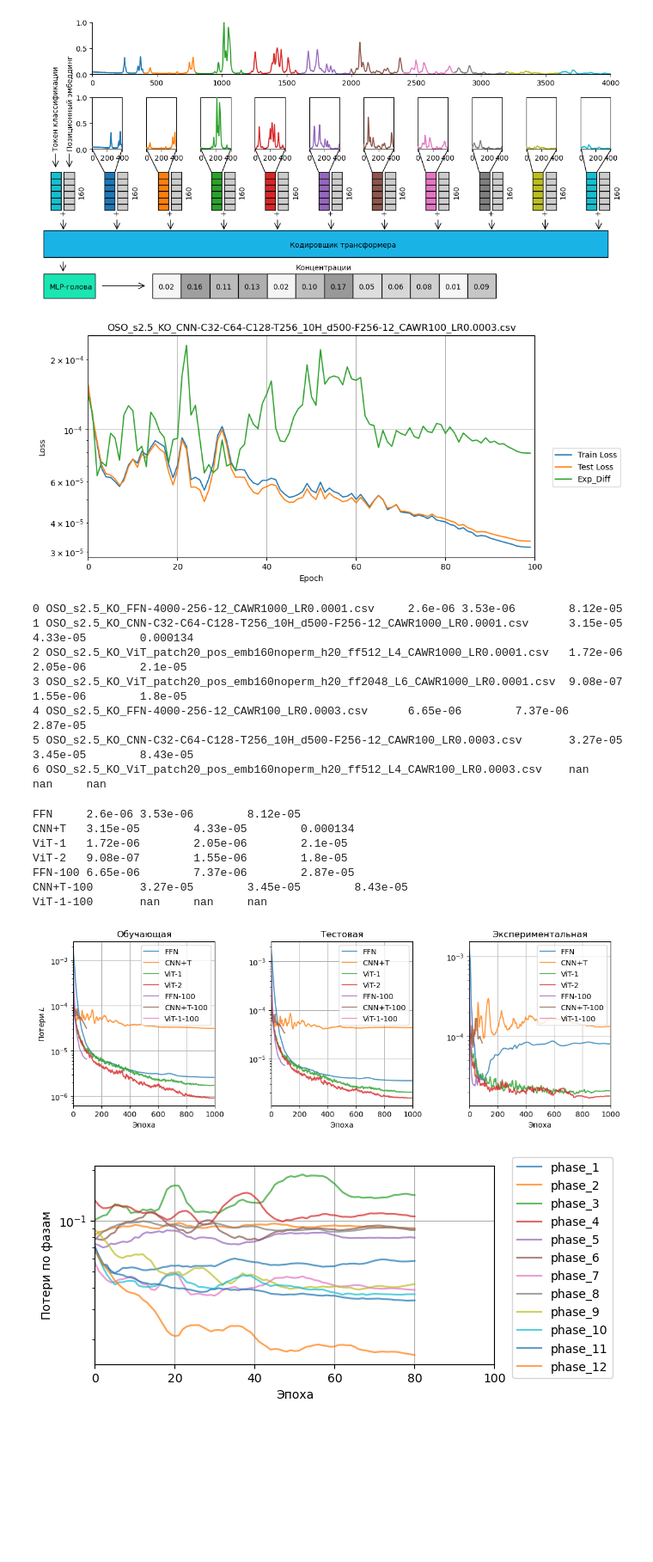
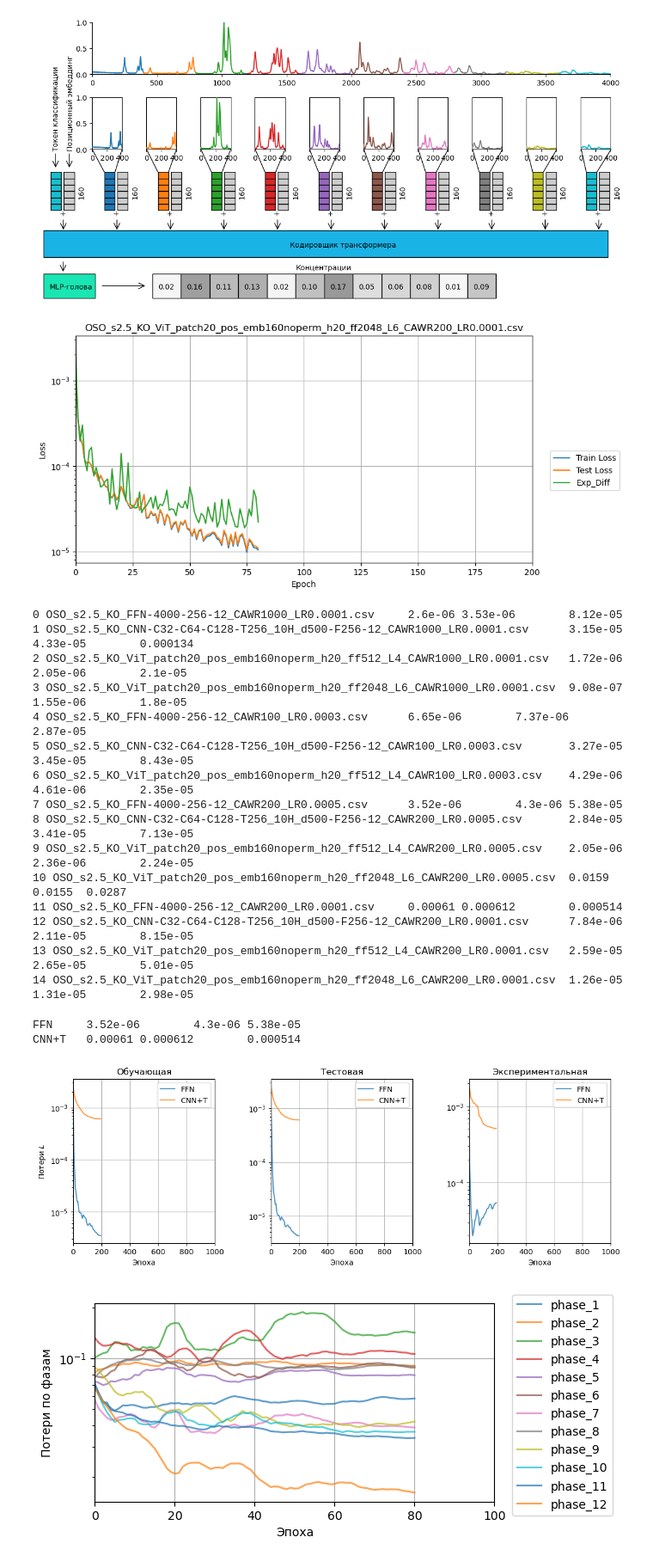
Before and after one commit to VladimirStanovov/DiffractNet, a Jupyter notebook: NN_QPA_OSO/DiffractNet_Results_Analysis.ipynb, the cells around one changed output. Shown at 86% size. Drawn from its saved outputs; the diff is of its cells as text; code cells hidden in the pictures; blank space fills up the shorter version.

```diff
--- a/NN_QPA_OSO/DiffractNet_Results_Analysis.ipynb
+++ b/NN_QPA_OSO/DiffractNet_Results_Analysis.ipynb
@@ -897,15 +897,23 @@ Res_names = ['OSO_s2.5_KO_FFN-4000-256-12_CAWR1000_LR0.0001.csv',
              'OSO_s2.5_KO_FFN-4000-256-12_CAWR100_LR0.0003.csv',
              'OSO_s2.5_KO_CNN-C32-C64-C128-T256_10H_d500-F256-12_CAWR100_LR0.0003.csv',
              'OSO_s2.5_KO_ViT_patch20_pos_emb160noperm_h20_ff512_L4_CAWR100_LR0.0003.csv',
+             'OSO_s2.5_KO_FFN-4000-256-12_CAWR200_LR0.0005.csv',
+             'OSO_s2.5_KO_CNN-C32-C64-C128-T256_10H_d500-F256-12_CAWR200_LR0.0005.csv',
+             'OSO_s2.5_KO_ViT_patch20_pos_emb160noperm_h20_ff512_L4_CAWR200_LR0.0005.csv',
+             'OSO_s2.5_KO_ViT_patch20_pos_emb160noperm_h20_ff2048_L6_CAWR200_LR0.0005.csv',
+             'OSO_s2.5_KO_FFN-4000-256-12_CAWR200_LR0.0001.csv',
+             'OSO_s2.5_KO_CNN-C32-C64-C128-T256_10H_d500-F256-12_CAWR200_LR0.0001.csv',
+             'OSO_s2.5_KO_ViT_patch20_pos_emb160noperm_h20_ff512_L4_CAWR200_LR0.0001.csv',
+             'OSO_s2.5_KO_ViT_patch20_pos_emb160noperm_h20_ff2048_L6_CAWR200_LR0.0001.csv',
             ]
 dfs = []
 for rn in Res_names:
     dfs.append(pd.read_csv('Run_results/'+rn,delimiter=';'))
 #print(dfs)
 # %%
-df_num = 5
+df_num = 14
 start = 0
-end = 100
+end = 200
 SampleNames = ['Train Loss','Test Loss','Exp_Diff']
 #SampleNames = ['Train_MAE', 'Test_MAE', 'Exp_MAE']
 #SampleNames = ['Train_KO', 'Test_KO', 'Exp_KO']
@@ -925,10 +933,9 @@ ax.set_xlim(start,end)
 ax.legend(bbox_to_anchor=(1.03, 0.3), loc='lower left')
 plt.show()
 # %% [output]
-[figure, old version]
+[figure, new version]
 # %%
-df_nums = [0,1,2,3,4,5,6] #23,24,28,29,30,
-NetNames = ['FFN','CNN+T','ViT-1','ViT-2','ViT-3']
+df_nums = [0,1,2,3,4,5,6,7,8,9,10,11,12,13,14] #23,24,28,29,30,
 SampleName1 = 'Train Loss'#'Train Loss'#'Train Loss'
 SampleName2 = 'Test Loss'#'Train Loss'#'Train Loss'
 SampleName3 = 'Exp_Diff'#'Train Loss'#'Train Loss'
@@ -947,9 +954,17 @@ print(str1)
 3 OSO_s2.5_KO_ViT_patch20_pos_emb160noperm_h20_ff2048_L6_CAWR1000_LR0.0001.csv  9.08e-07        1.55e-06        1.8e-05
 4 OSO_s2.5_KO_FFN-4000-256-12_CAWR100_LR0.0003.csv      6.65e-06        7.37e-06        2.87e-05
 5 OSO_s2.5_KO_CNN-C32-C64-C128-T256_10H_d500-F256-12_CAWR100_LR0.0003.csv       3.27e-05        3.45e-05        8.43e-05
-6 OSO_s2.5_KO_ViT_patch20_pos_emb160noperm_h20_ff512_L4_CAWR100_LR0.0003.csv    nan     nan     nan
+6 OSO_s2.5_KO_ViT_patch20_pos_emb160noperm_h20_ff512_L4_CAWR100_LR0.0003.csv    4.29e-06        4.61e-06        2.35e-05
+7 OSO_s2.5_KO_FFN-4000-256-12_CAWR200_LR0.0005.csv      3.52e-06        4.3e-06 5.38e-05
+8 OSO_s2.5_KO_CNN-C32-C64-C128-T256_10H_d500-F256-12_CAWR200_LR0.0005.csv       2.84e-05        3.41e-05        7.13e-05
+9 OSO_s2.5_KO_ViT_patch20_pos_emb160noperm_h20_ff512_L4_CAWR200_LR0.0005.csv    2.05e-06        2.36e-06        2.24e-05
+10 OSO_s2.5_KO_ViT_patch20_pos_emb160noperm_h20_ff2048_L6_CAWR200_LR0.0005.csv  0.0159  0.0155  0.0287
+11 OSO_s2.5_KO_FFN-4000-256-12_CAWR200_LR0.0001.csv     0.00061 0.000612        0.000514
+12 OSO_s2.5_KO_CNN-C32-C64-C128-T256_10H_d500-F256-12_CAWR200_LR0.0001.csv      7.84e-06        2.11e-05        8.15e-05
+13 OSO_s2.5_KO_ViT_patch20_pos_emb160noperm_h20_ff512_L4_CAWR200_LR0.0001.csv   2.59e-05        2.65e-05        5.01e-05
+14 OSO_s2.5_KO_ViT_patch20_pos_emb160noperm_h20_ff2048_L6_CAWR200_LR0.0001.csv  1.26e-05        1.31e-05        2.98e-05
 # %%
-NetNames = ['FFN','CNN+T','ViT-1','ViT-2','FFN-100','CNN+T-100','ViT-1-100']
+NetNames = ['FFN','CNN+T','ViT-1','ViT-2','FFN-100','CNN+T-100','ViT-1-100','FFN-200','CNN+T-200','ViT-200-1','ViT-200-2','FFN-200-0.1']
 SampleName1 = 'Train Loss'#'Train Loss'#'Train Loss'
 SampleName2 = 'Test Loss'#'Train Loss'#'Train Loss'
 SampleName3 = 'Exp_Diff'#'Train Loss'#'Train Loss'
@@ -962,15 +977,10 @@ for i in range(len(df_nums)):
     str1 += f'{NetNames[i]}\t{np.mean(tempdata1[-10:-1]):.3g}\t{np.mean(tempdata2[-10:-1]):.3g}\t{np.mean(tempdata3[-10:-1]):.3g}\n'
 print(str1)
 # %% [output]
-FFN     2.6e-06 3.53e-06        8.12e-05
-CNN+T   3.15e-05        4.33e-05        0.000134
-ViT-1   1.72e-06        2.05e-06        2.1e-05
-ViT-2   9.08e-07        1.55e-06        1.8e-05
-FFN-100 6.65e-06        7.37e-06        2.87e-05
-CNN+T-100       3.27e-05        3.45e-05        8.43e-05
-ViT-1-100       nan     nan     nan
+FFN     3.52e-06        4.3e-06 5.38e-05
+CNN+T   0.00061 0.000612        0.000514
 # %%
-df_nums = [0,1,2,3,4,5,6] #23,24,28,29,30,
+df_nums = [7,11] #23,24,28,29,30,
 start = 0
 end = 1000
 
@@ -979,34 +989,34 @@ SampleNames = ['Train Loss','Test Loss','Exp_Diff']#'Train Loss'#'Train Loss'
 SampleRusNames = ['Обучающая', 'Тестовая', 'Экспериментальная']
 
 fig = plt.figure(figsize=(13, 4))
 gs = gridspec.GridSpec(1,3)
 gs.update(wspace=0.40, hspace=0.75) # set the spacing between axes.
 ax = []
 for i in range(3):
     ax.append(plt.subplot(gs[i]))
 
 for j in range(3):
     for i in range(len(df_nums)):
         tempdata = dfs[df_nums[i]][f'{SampleNames[j]}'].to_numpy()
         tempdata = smooth(tempdata, window_size=5)
         if(j == 2):
             tempdata = smooth(tempdata, window_size=5)
         ax[j].plot((tempdata),label=f'{NetNames[i]}',alpha=0.8)
 
     ax[j].set_xlabel('Эпоха')
     if(j == 0):
         ax[j].set_ylabel(r'Потери $L$')
     ax[j].set_yscale('log')
     ax[j].grid(True)
     ax[j].set_xlim(start,end)
     ax[j].legend(loc='upper right')
     ax[j].set_title(f'{SampleRusNames[j]}')
 plt.show()
 fig.savefig('loss_graphs_5.pdf',bbox_inches='tight')
 fig.savefig('loss_graphs_5.svg',bbox_inches='tight')
 fig.savefig('loss_graphs_5.png',bbox_inches='tight')
 # %% [output]
-[figure, old version]
+[figure, new version]
 # %%
 end = 100
 SampleName = 'Exp_MAE'
```
Also changed, not shown: 19 other files.
